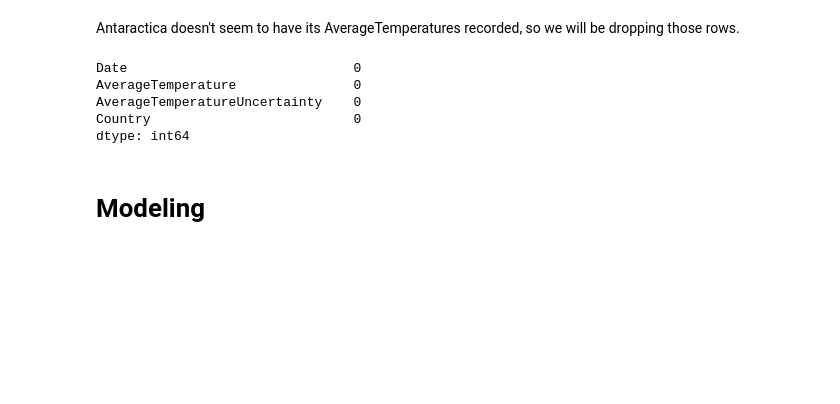
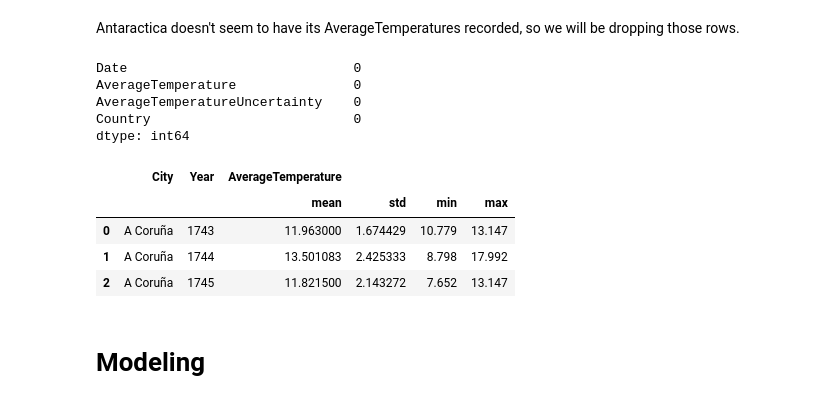
Before and after one commit to johne18/ml_learnings, a Jupyter notebook: [4]-climate-change-dataset.ipynb, the cells around one changed output. Cells and saved outputs as stored; diff of their text form; code cells hidden in the pictures; blank space fills up the shorter version.

```diff
--- a/[4]-climate-change-dataset.ipynb
+++ b/[4]-climate-change-dataset.ipynb
@@ -122,19 +122,19 @@ global_temps_major_city.head(2)
 | 0 | 1849-01-01 | 26.704 | 1.435 | Abidjan | Côte D'Ivoire | 5.63N | 3.23W |
 | 1 | 1849-02-01 | 27.434 | 1.362 | Abidjan | Côte D'Ivoire | 5.63N | 3.23W |
 # %%
-global_temps_df["dt"] = pd.to_datetime(global_temps_df["dt"]).dt.date
+global_temps_df["dt"] = pd.to_datetime(global_temps_df["dt"])
 global_temps_df.rename(columns={"dt": "Date"}, inplace=True)
 
-global_temps_state["dt"] = pd.to_datetime(global_temps_state["dt"]).dt.date
+global_temps_state["dt"] = pd.to_datetime(global_temps_state["dt"])
 global_temps_state.rename(columns={"dt": "Date"}, inplace=True)
 
-global_temps_country["dt"] = pd.to_datetime(global_temps_country["dt"]).dt.date
+global_temps_country["dt"] = pd.to_datetime(global_temps_country["dt"])
 global_temps_country.rename(columns={"dt": "Date"}, inplace=True)
 
-global_temps_city["dt"] = pd.to_datetime(global_temps_city["dt"]).dt.date
+global_temps_city["dt"] = pd.to_datetime(global_temps_city["dt"])
 global_temps_city.rename(columns={"dt": "Date"}, inplace=True)
 
-global_temps_major_city["dt"] = pd.to_datetime(global_temps_major_city["dt"]).dt.date
+global_temps_major_city["dt"] = pd.to_datetime(global_temps_major_city["dt"])
 global_temps_major_city.rename(columns={"dt": "Date", "City": "Major City"}, inplace=True)
 # %%
 print(f"global_temps_df cols:\n{global_temps_df.columns}\n")
@@ -327,3 +331,20 @@ dtype: int64
+# %%
+# global_temps_dict = {
+#     "State": global_temps_state,
+#     "Country": global_temps_country,
+#     "City": global_temps_city,
+#     "Major City": global_temps_major_city
+# }
+grouped_test = global_temps_city.groupby(["City", "Year"]).agg({
+    "AverageTemperature": ["mean", "std", "min", "max"]
+}).reset_index()
+grouped_test.head(3)
+# %% [output]
+|  | City | Year | AverageTemperature |  |  |  |
+|  |  |  | mean | std | min | max |
+| 0 | A Coruña | 1743 | 11.963000 | 1.674429 | 10.779 | 13.147 |
+| 1 | A Coruña | 1744 | 13.501083 | 2.425333 | 8.798 | 17.992 |
+| 2 | A Coruña | 1745 | 11.821500 | 2.143272 | 7.652 | 13.147 |
 # %% [markdown]
 Modeling
 =
```
Also changed, not shown: parts of 3 cells of this notebook.
